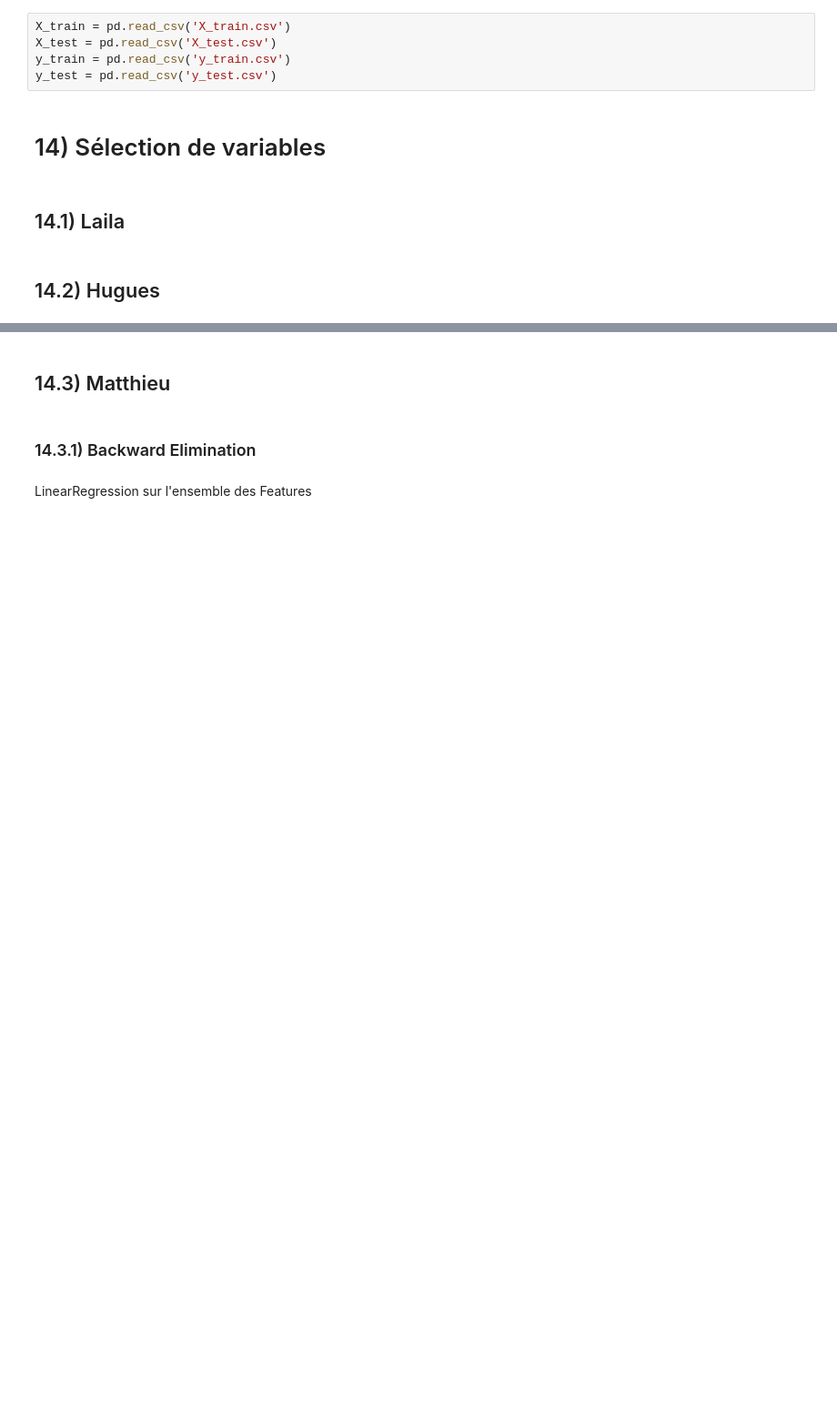
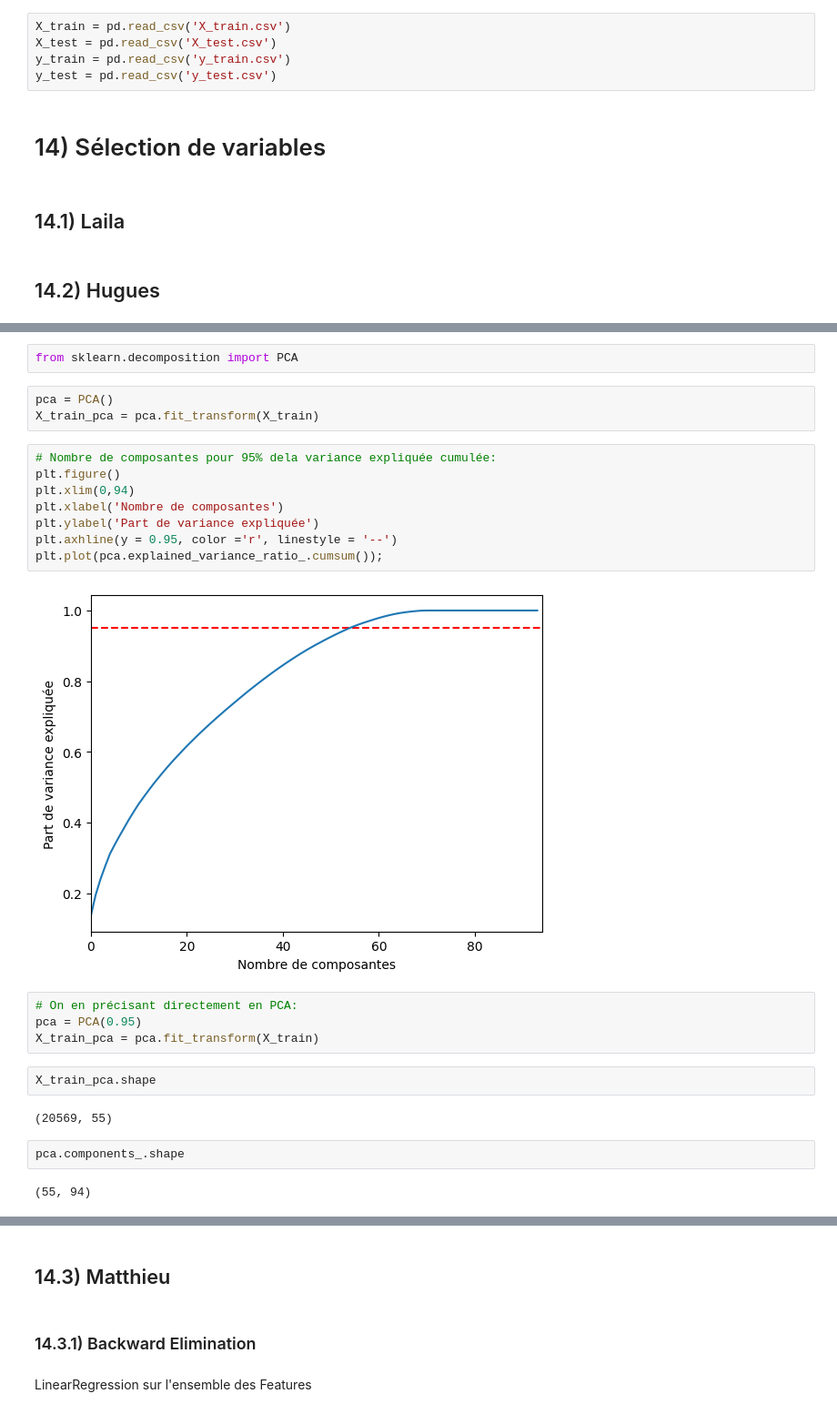
Before and after one commit to Hugues360/Projet_DS2025, a Jupyter notebook: Etape_3_Selection_Variables_Matthieu.ipynb, the cells around one changed output, grey strips where cells are left out. Shown at 91% size. Cells and saved outputs as stored; diff of their text form; blank space fills up the shorter version.

```diff
--- a/Etape_3_Selection_Variables_Matthieu.ipynb
+++ b/Etape_3_Selection_Variables_Matthieu.ipynb
@@ -476,0 +489,27 @@ y_test = pd.read_csv('y_test.csv')
+# %%
+from sklearn.decomposition import PCA
+# %%
+pca = PCA()
+X_train_pca = pca.fit_transform(X_train)
+# %%
+# Nombre de composantes pour 95% dela variance expliquée cumulée:
+plt.figure()
+plt.xlim(0,94)
+plt.xlabel('Nombre de composantes')
+plt.ylabel('Part de variance expliquée')
+plt.axhline(y = 0.95, color ='r', linestyle = '--')
+plt.plot(pca.explained_variance_ratio_.cumsum());
+# %% [output]
+[figure, added]
+# %%
+# On en précisant directement en PCA:
+pca = PCA(0.95)
+X_train_pca = pca.fit_transform(X_train)
+# %%
+X_train_pca.shape
+# %% [output]
+(20569, 55)
+# %%
+pca.components_.shape
+# %% [output]
+(55, 94)
```
Also changed, not shown: parts of 31 cells of this notebook.
